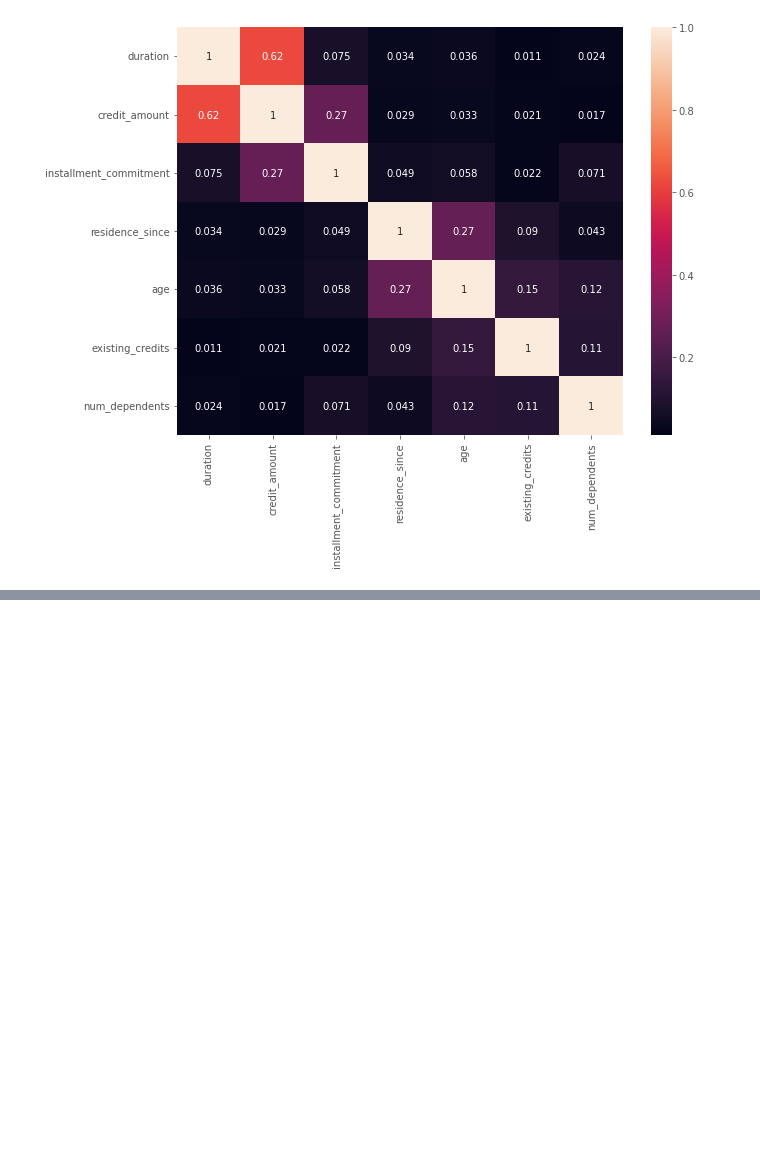
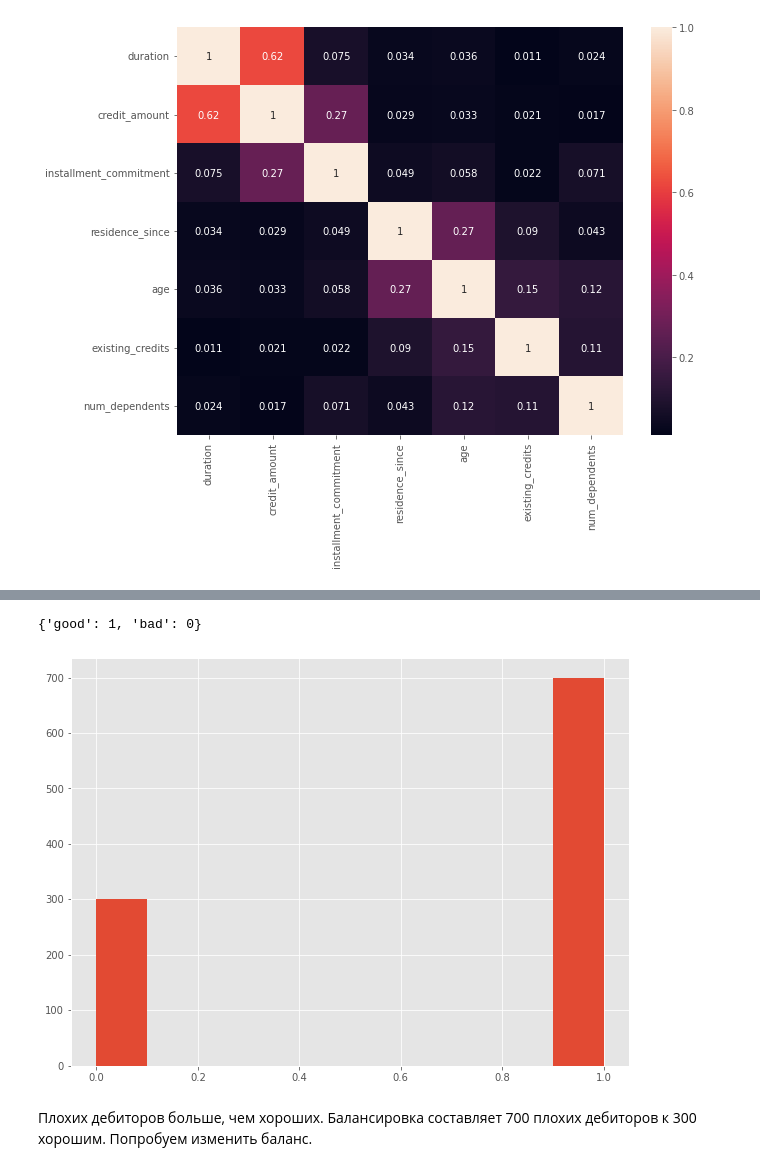
Before and after one commit to graviada/DataScienceProjects, a Jupyter notebook: Huawei (2022)/Credit_German.ipynb, the cells around one changed output, grey strips where cells are left out. Drawn from its saved outputs; the diff is of its cells as text; code cells hidden in the pictures; blank space fills up the shorter version.

```diff
--- a/Huawei (2022)/Credit_German.ipynb
+++ b/Huawei (2022)/Credit_German.ipynb
@@ -206,0 +431,14 @@ corr_pr_home = abs(predictors_home.corr().iloc[0, 1:])
+# %%
+# Преобразуем таргет
+Target_dict = {'good': 1, 'bad': 0}
+unique_targets = list(set(Target_home))
+Target_dummies = Target_home.replace(to_replace=unique_targets, value=list(Target_dict.values()))
+# %%
+# Посмотрим на сбалансированность данных
+plt.hist(Target_dummies)
+print(Target_dict)
+# %% [output]
+{'good': 1, 'bad': 0}
+[figure, added]
+# %% [markdown]
+Плохих дебиторов больше, чем хороших. Балансировка составляет 700 плохих дебиторов к 300 хорошим. Попробуем изменить баланс.
```
Also changed, not shown: parts of 68 cells of this notebook.
